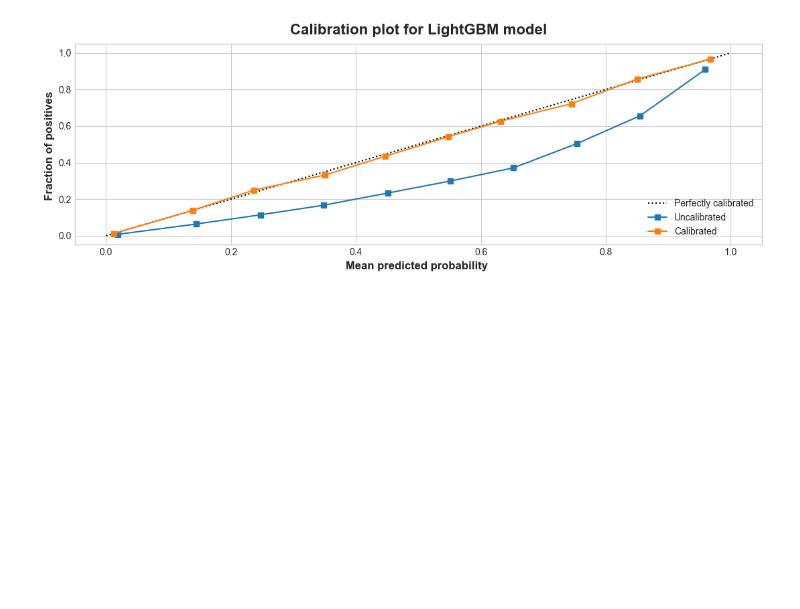
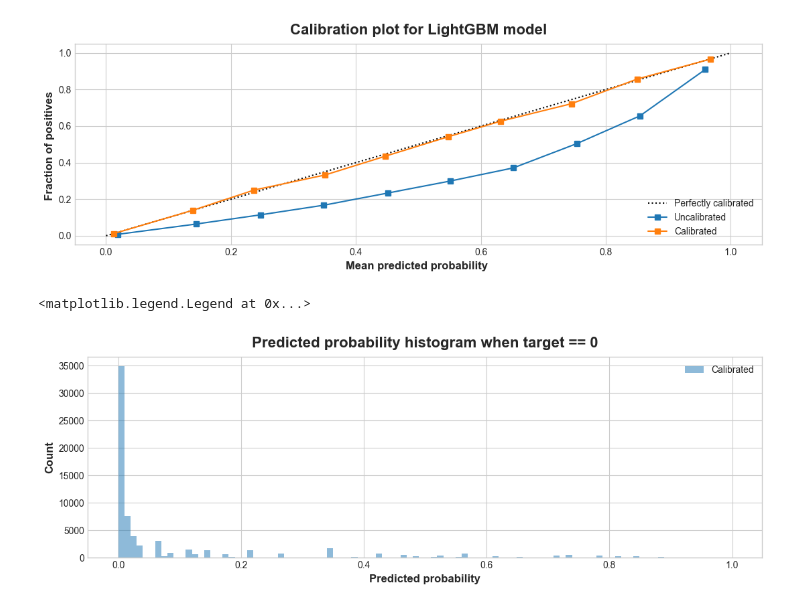
Before and after one commit to ani-portfolio/3_credit_card_default_prediction, a Jupyter notebook: notebooks/07_calibrated_model_training.ipynb, the cells around one changed output. Cells and saved outputs as stored; diff of their text form; code cells hidden in the pictures; blank space fills up the shorter version.

```diff
--- a/notebooks/07_calibrated_model_training.ipynb
+++ b/notebooks/07_calibrated_model_training.ipynb
@@ -292,3 +292,14 @@ plt.title("Calibration plot for LightGBM model")
 plt.tight_layout()
 # %% [output]
 [figure]
+# %%
+# plot probability histogram when y_test == 0
+_, ax = plt.subplots(1,1)
+ax.hist(calibrated_predictions[y_test['target'] == 0], bins=100, alpha=0.5, label='Calibrated')
+ax.set_xlabel('Predicted probability')
+ax.set_ylabel('Count')
+ax.set_title('Predicted probability histogram when target == 0')
+ax.legend()
+# %% [output]
+<matplotlib.legend.Legend at 0x...>
+[figure, added]
```
Also changed, not shown: parts of 1 cell of this notebook, 1 other file.
